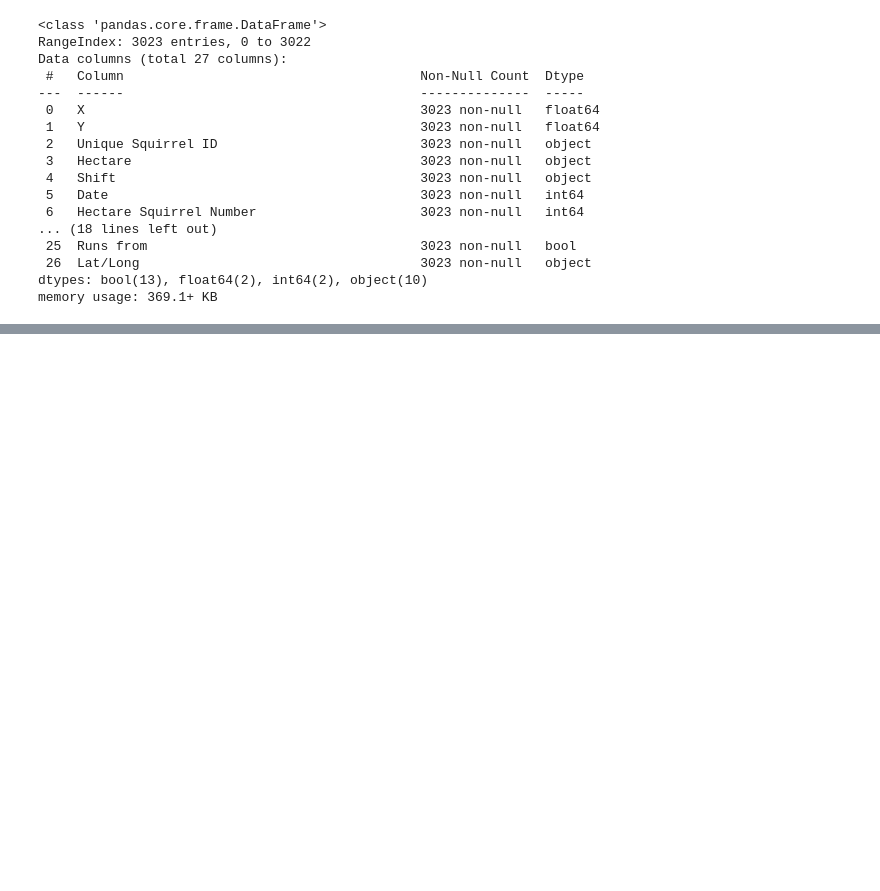
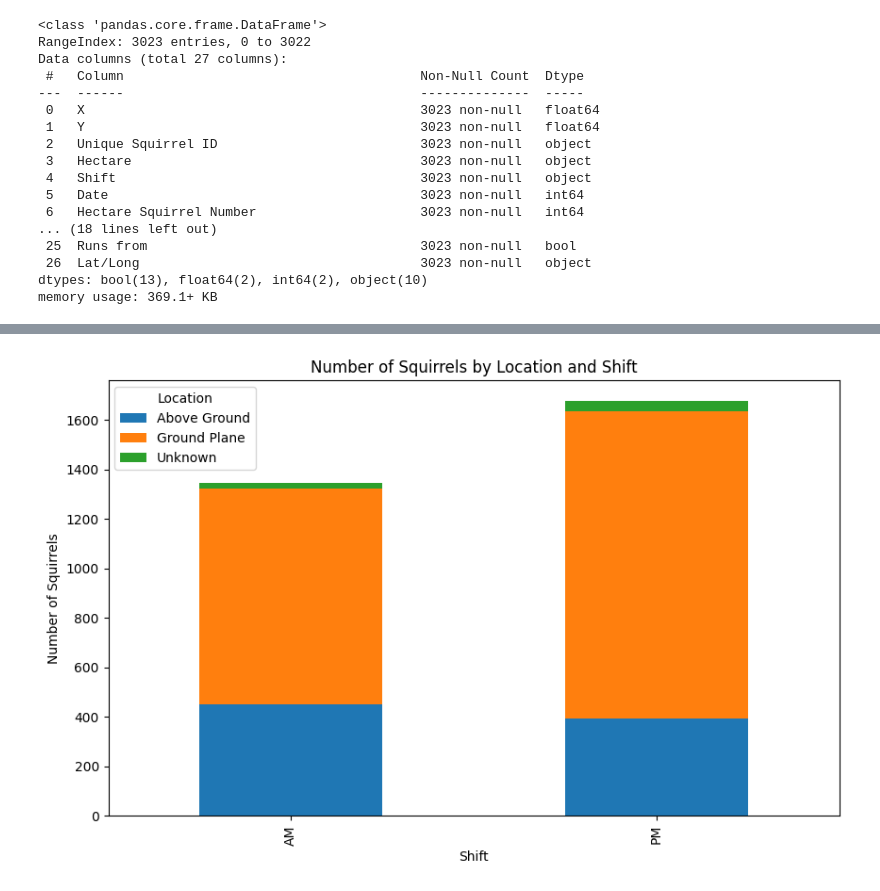
Before and after one commit to remi3333/DSPR_Research_Wildlife, a Jupyter notebook: WildlifeResearch.ipynb, the cells around one changed output, grey strips where cells are left out. Cells and saved outputs as stored; diff of their text form; code cells hidden in the pictures; blank space fills up the shorter version.

```diff
--- a/WildlifeResearch.ipynb
+++ b/WildlifeResearch.ipynb
@@ -204,0 +209,11 @@ memory usage: 369.1+ KB
+# %%
+#Based on time where were the squirrels located
+location_by_time = squirrel_df.groupby('Shift')['Location'].value_counts().unstack().fillna(0)
+location_by_time.plot(kind='bar', stacked=True, figsize=(10, 6))
+plt.xlabel('Shift')
+plt.ylabel('Number of Squirrels')
+plt.title('Number of Squirrels by Location and Shift')
+plt.legend(title='Location')
+plt.show()
+# %% [output]
+[figure, added]
```
Also changed, not shown: parts of 14 cells of this notebook.
